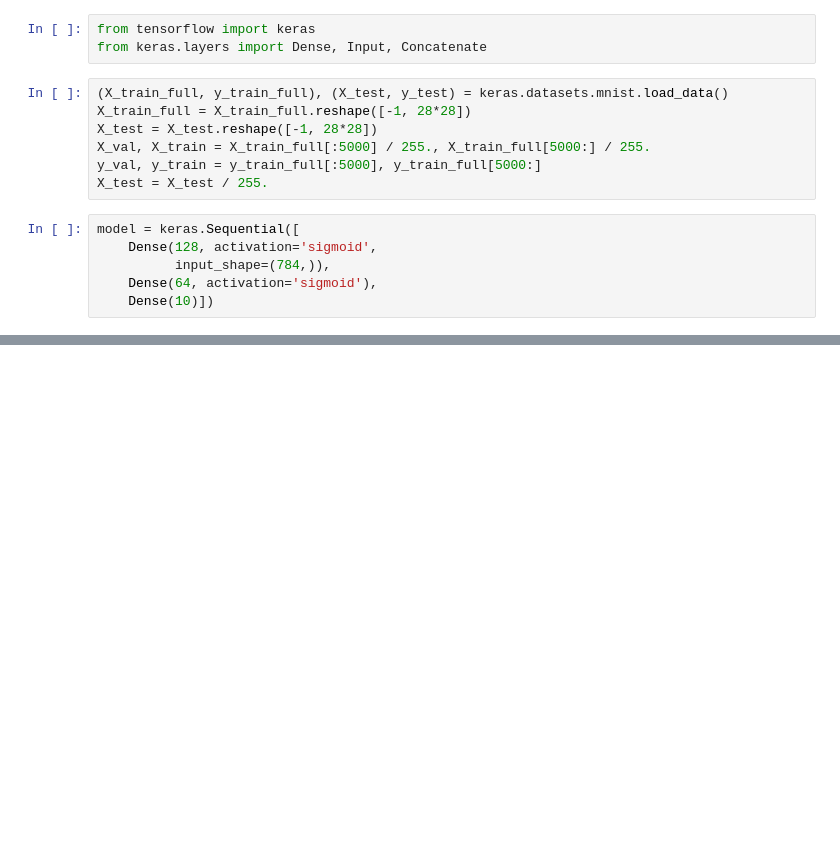
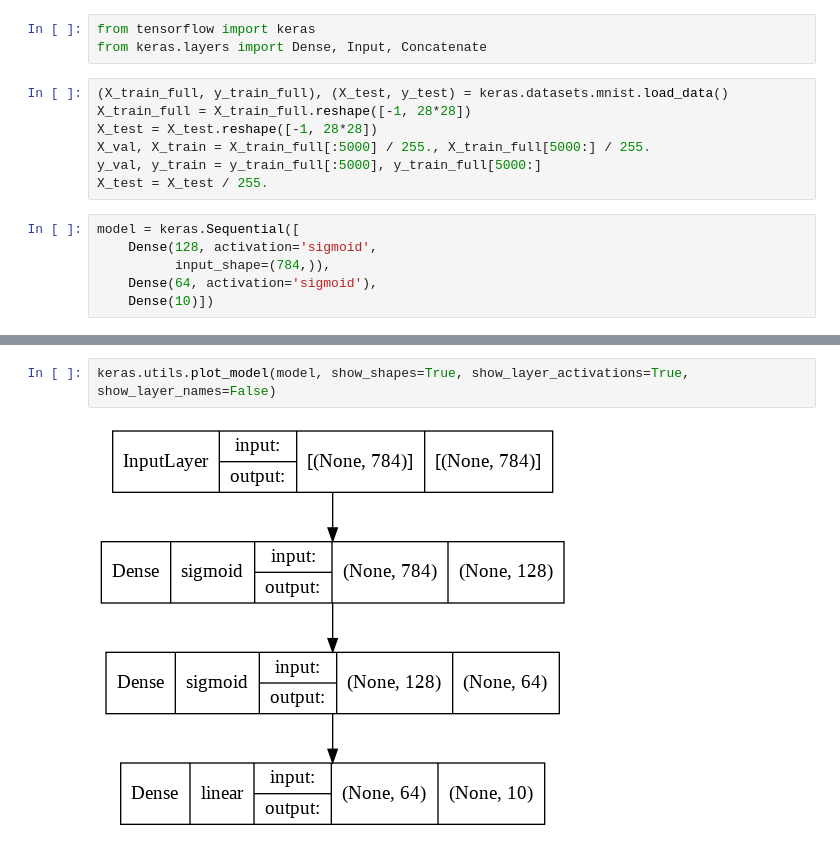
Before and after one commit to thalitadru/ml-class-epf, a Jupyter notebook: ExampleSequentialFunctionalAPIsKeras.ipynb, the cells around one changed output, grey strips where cells are left out. Saved outputs shown, nothing was run; the diff lists cells and outputs as text; blank space fills up the shorter version.

```diff
--- a/ExampleSequentialFunctionalAPIsKeras.ipynb
+++ b/ExampleSequentialFunctionalAPIsKeras.ipynb
@@ -21,3 +23,7 @@ You must install pydot (`pip install pydot`) and install graphviz (see instructi
+# %%
+keras.utils.plot_model(model, show_shapes=True, show_layer_activations=True, show_layer_names=False)
+# %% [output]
+[figure, added]
 # %%
 model.compile(optimizer='SGD',
     loss="sparse_categorical_crossentropy",
```
Also changed, not shown: parts of 6 cells of this notebook.
